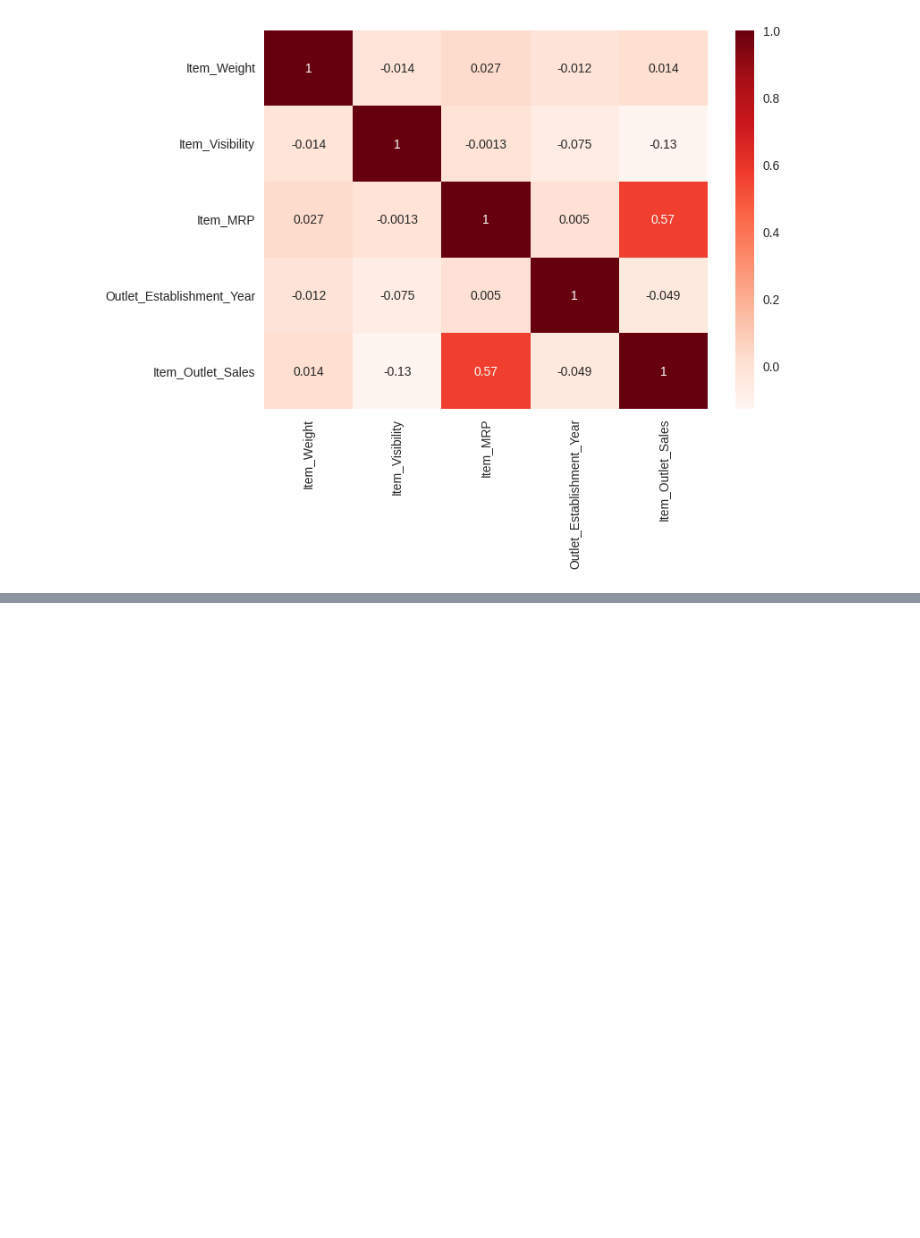
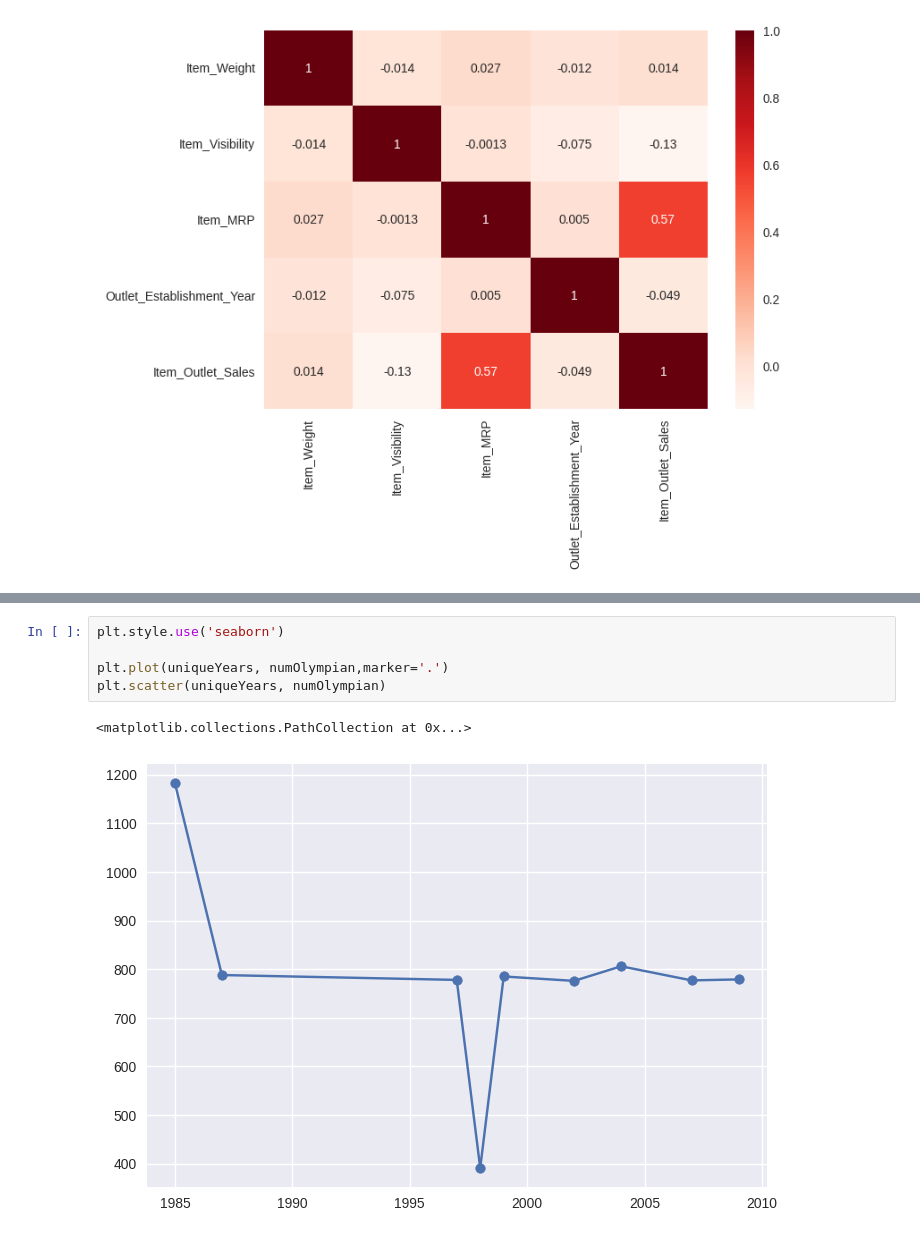
Before and after one commit to LuisAlfredo-Campos/Prediccion-de-Ventas, a Jupyter notebook: proyecto1_predcciondeventas.ipynb, the cells around one changed output, grey strips where cells are left out. Saved outputs shown, nothing was run; the diff lists cells and outputs as text; blank space fills up the shorter version.

```diff
--- a/proyecto1_predcciondeventas.ipynb
+++ b/proyecto1_predcciondeventas.ipynb
@@ -259,0 +321,8 @@ sns.heatmap(corr, cmap = 'Reds',annot = True)
+# %%
+plt.style.use('seaborn')
+
+plt.plot(uniqueYears, numOlympian,marker='.')
+plt.scatter(uniqueYears, numOlympian)
+# %% [output]
+<matplotlib.collections.PathCollection at 0x...>
+[figure, added]
```
Also changed, not shown: parts of 15 cells of this notebook.
